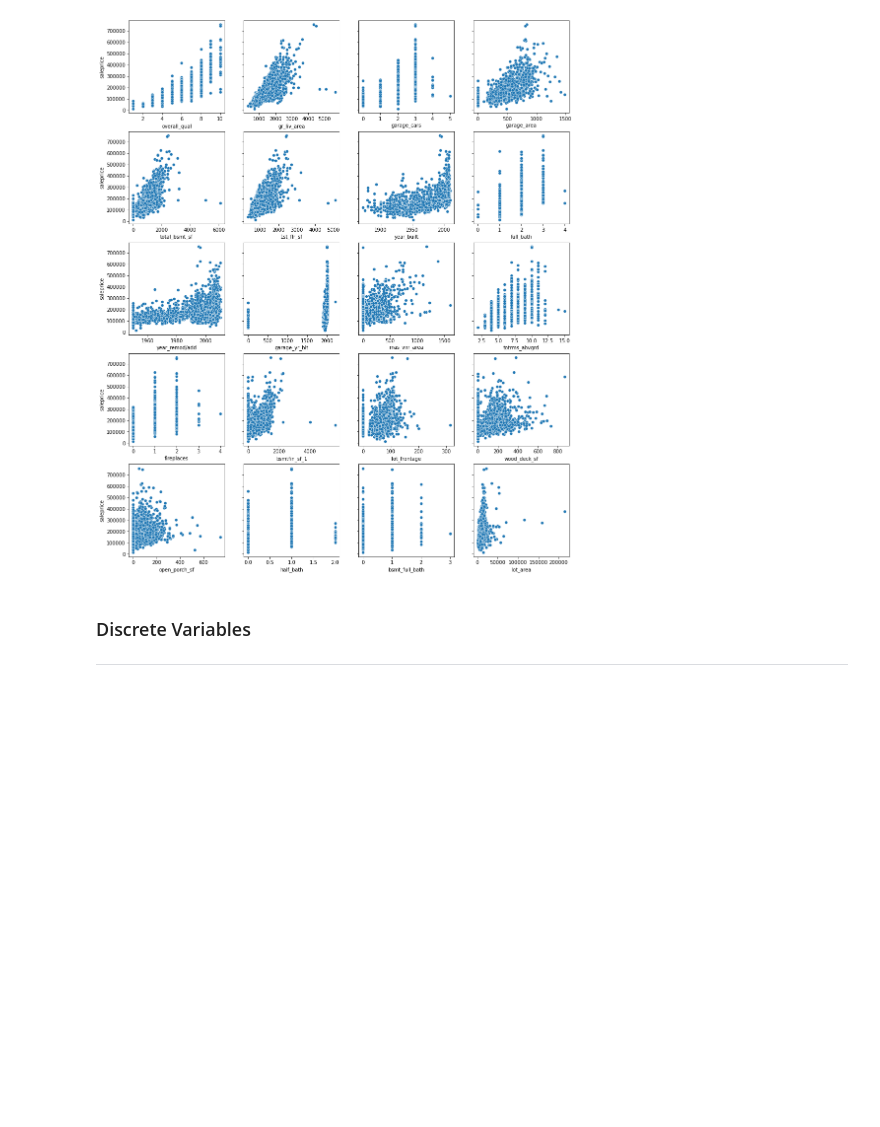
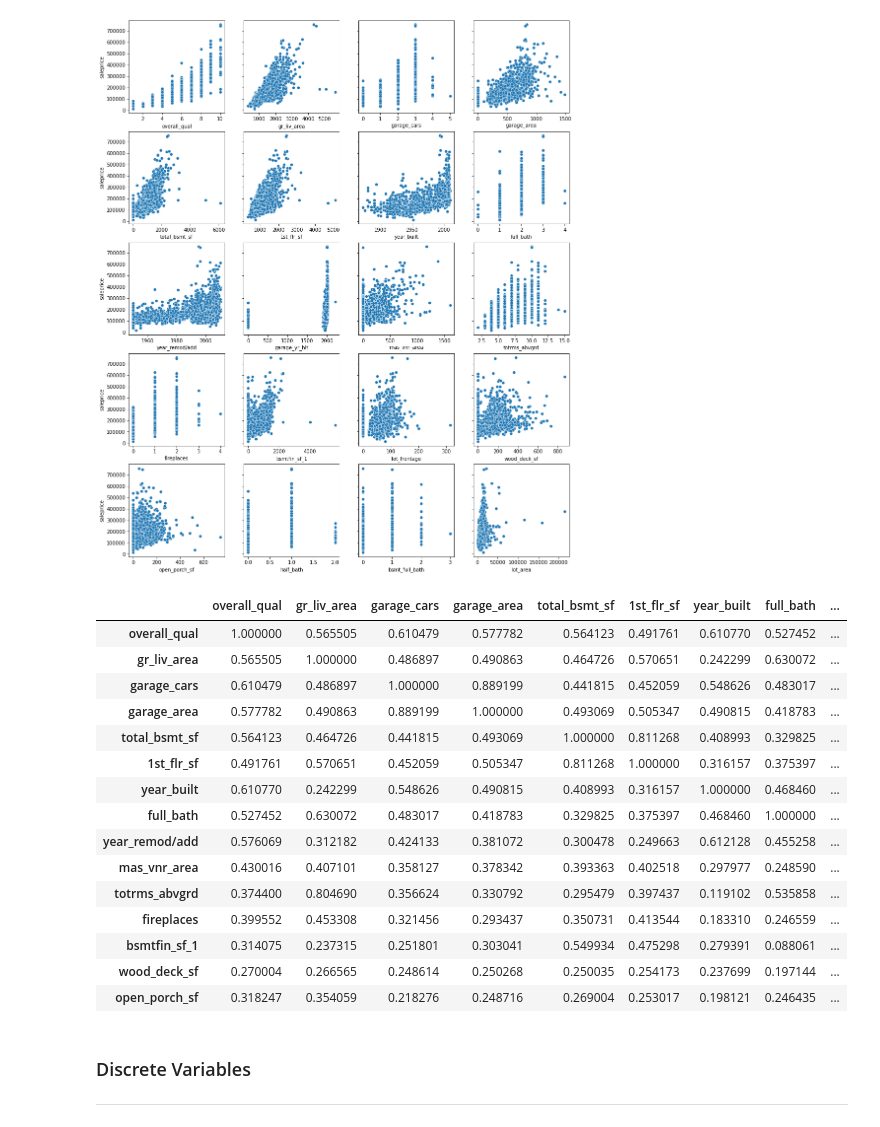
Before and after one commit to Chalermchon1993/DSI_Project_2_Regression_Ames_House_Price_Prediction, a Jupyter notebook: sample_code.ipynb, the cells around one changed output. Drawn from its saved outputs; the diff is of its cells as text; code cells hidden in the pictures; blank space fills up the shorter version.

```diff
--- a/sample_code.ipynb
+++ b/sample_code.ipynb
@@ -129,6 +136,7 @@ sns.heatmap(train.corr()[['saleprice']].sort_values(by='saleprice', ascending=Fa
 # %%
 # Get top correlated features.
 features_top10 = train.corr()[['saleprice']].sort_values(by='saleprice', ascending=False).index[1:11]
+features_top15 = train.corr()[['saleprice']].sort_values(by='saleprice', ascending=False).index[1:16]
 features_top20 = train.corr()[['saleprice']].sort_values(by='saleprice', ascending=False).index[1:21]
 # %%
 # Note for continuous variables.
@@ -151,6 +159,26 @@ for i, feat in enumerate(features_top20): ## iterate column name
         pl.set(ylabel=None, yticklabels=[])  ## show label only the leftmost plot
 # %% [output]
 [figure]
+# %%
+# Find correlation of top 15 features.
+train[features_top15].corr()
+# %% [output]
+|  | overall_qual | gr_liv_area | garage_cars | garage_area | total_bsmt_sf | 1st_flr_sf | year_built | full_bath | ... |
+| overall_qual | 1.000000 | 0.565505 | 0.610479 | 0.577782 | 0.564123 | 0.491761 | 0.610770 | 0.527452 | ... |
+| gr_liv_area | 0.565505 | 1.000000 | 0.486897 | 0.490863 | 0.464726 | 0.570651 | 0.242299 | 0.630072 | ... |
+| garage_cars | 0.610479 | 0.486897 | 1.000000 | 0.889199 | 0.441815 | 0.452059 | 0.548626 | 0.483017 | ... |
+| garage_area | 0.577782 | 0.490863 | 0.889199 | 1.000000 | 0.493069 | 0.505347 | 0.490815 | 0.418783 | ... |
+| total_bsmt_sf | 0.564123 | 0.464726 | 0.441815 | 0.493069 | 1.000000 | 0.811268 | 0.408993 | 0.329825 | ... |
+| 1st_flr_sf | 0.491761 | 0.570651 | 0.452059 | 0.505347 | 0.811268 | 1.000000 | 0.316157 | 0.375397 | ... |
+| year_built | 0.610770 | 0.242299 | 0.548626 | 0.490815 | 0.408993 | 0.316157 | 1.000000 | 0.468460 | ... |
+| full_bath | 0.527452 | 0.630072 | 0.483017 | 0.418783 | 0.329825 | 0.375397 | 0.468460 | 1.000000 | ... |
+| year_remod/add | 0.576069 | 0.312182 | 0.424133 | 0.381072 | 0.300478 | 0.249663 | 0.612128 | 0.455258 | ... |
+| mas_vnr_area | 0.430016 | 0.407101 | 0.358127 | 0.378342 | 0.393363 | 0.402518 | 0.297977 | 0.248590 | ... |
+| totrms_abvgrd | 0.374400 | 0.804690 | 0.356624 | 0.330792 | 0.295479 | 0.397437 | 0.119102 | 0.535858 | ... |
+| fireplaces | 0.399552 | 0.453308 | 0.321456 | 0.293437 | 0.350731 | 0.413544 | 0.183310 | 0.246559 | ... |
+| bsmtfin_sf_1 | 0.314075 | 0.237315 | 0.251801 | 0.303041 | 0.549934 | 0.475298 | 0.279391 | 0.088061 | ... |
+| wood_deck_sf | 0.270004 | 0.266565 | 0.248614 | 0.250268 | 0.250035 | 0.254173 | 0.237699 | 0.197144 | ... |
+| open_porch_sf | 0.318247 | 0.354059 | 0.218276 | 0.248716 | 0.269004 | 0.253017 | 0.198121 | 0.246435 | ... |
 # %% [markdown]
 ### Discrete Variables
 ---
```
Also changed, not shown: parts of 43 cells of this notebook.
